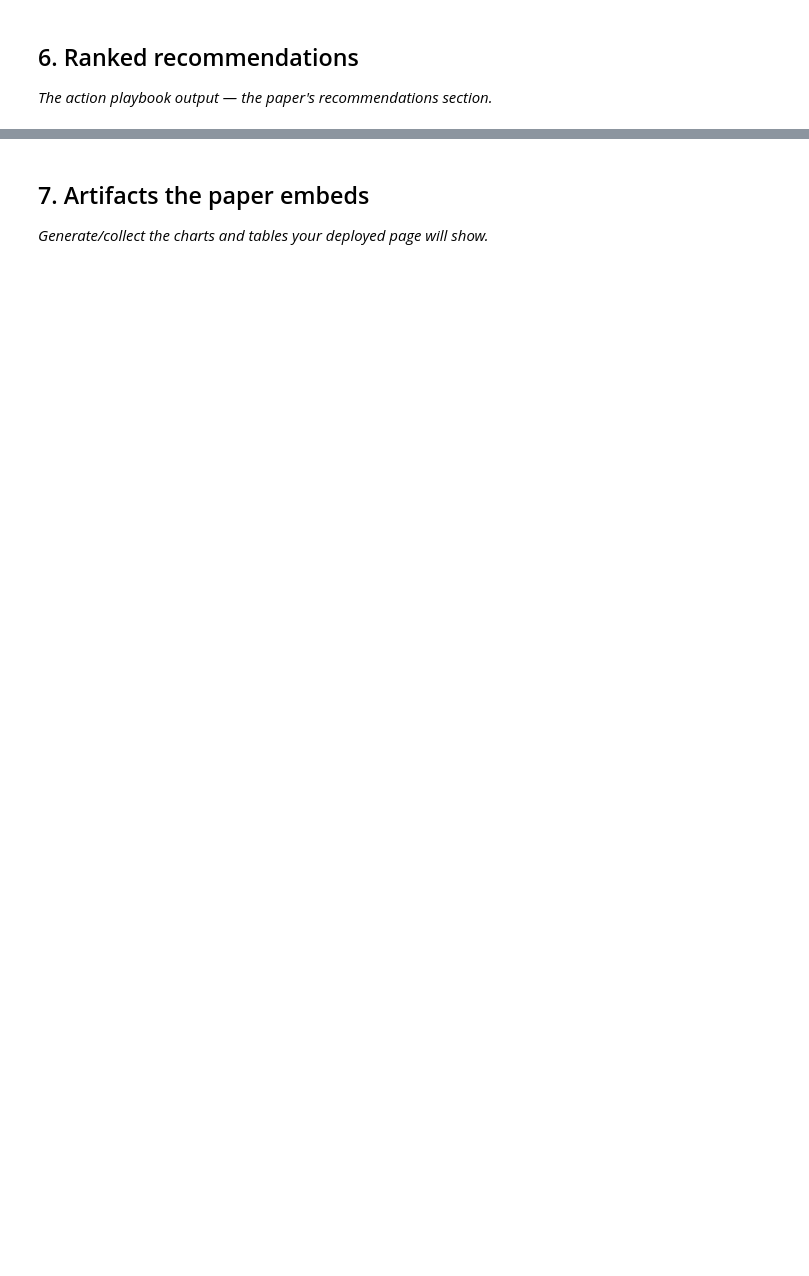
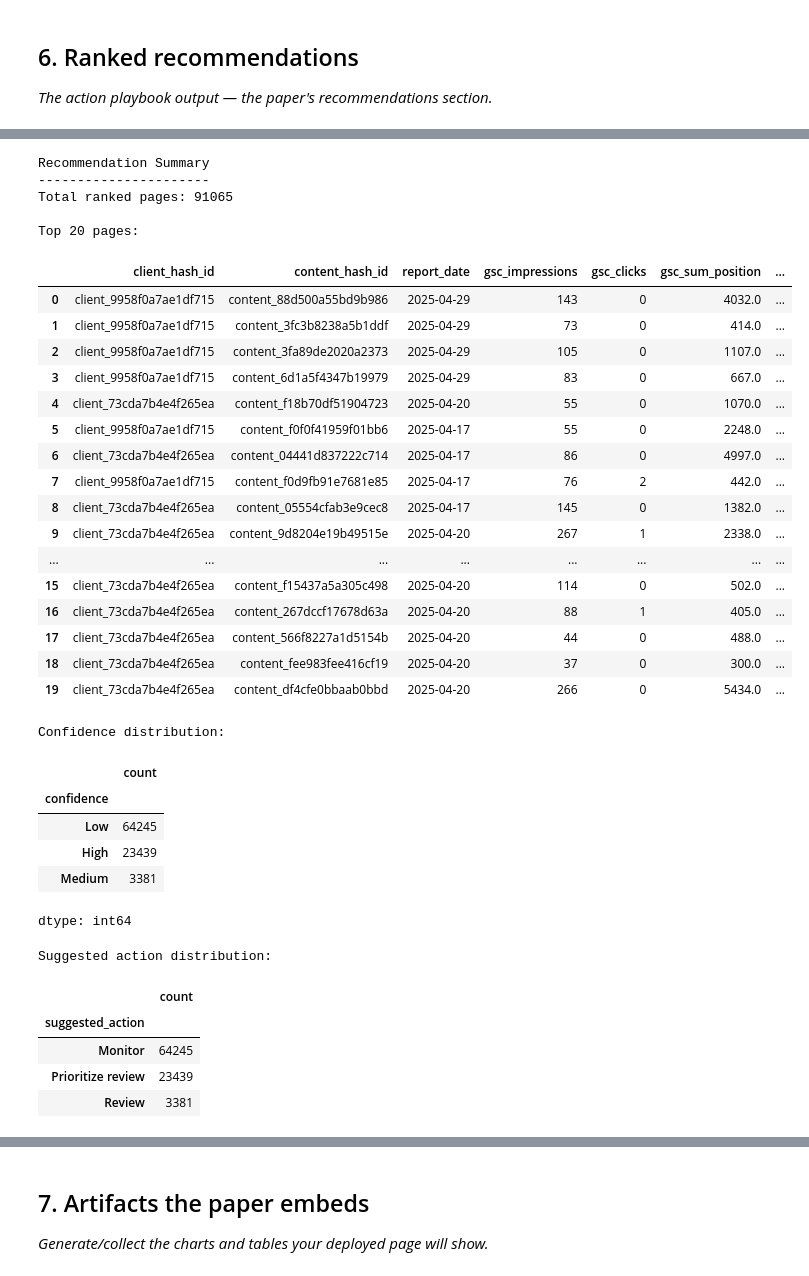
Before and after one commit to jenilrupareliya5150-bit/FlyRankAi-ml-Track, a Jupyter notebook: work/notebooks/capstone.ipynb, the cells around one changed output, grey strips where cells are left out. Cells and saved outputs as stored; diff of their text form; code cells hidden in the pictures; blank space fills up the shorter version.

```diff
--- a/work/notebooks/capstone.ipynb
+++ b/work/notebooks/capstone.ipynb
@@ -12,0 +153,2 @@ This skeleton is yours to fill. Work the sections **in order** — each one has
+# %%
+cols=[real_df.columns.tolist()]
@@ -24,0 +936,22 @@ This skeleton is yours to fill. Work the sections **in order** — each one has
+# %%
+# Precision@K
+
+def precision_at_k(y_true, scores, k):
+    order = np.argsort(scores)[::-1]
+    top_k = order[:k]
+
+    return np.mean(
+        np.asarray(y_true)[top_k]
+    )
+
+
+for k in [20, 50, 100]:
+    score = precision_at_k(
+        y_test.values,
+        rf_prob,
+        k
+    )
+
+    print(
+        f"Precision@{k}: {score:.4f}"
+    )
@@ -32,0 +1329,56 @@ This skeleton is yours to fill. Work the sections **in order** — each one has
+# %%
+# Recommendation summary
+
+print("Recommendation Summary")
+print("----------------------")
+
+print("Total ranked pages:", len(ranked))
+
+print("\nTop 20 pages:")
+display(ranked.head(20))
+
+print("\nConfidence distribution:")
+display(
+    ranked["confidence"].value_counts()
+)
+
+print("\nSuggested action distribution:")
+display(
+    ranked["suggested_action"].value_counts()
+)
+# %% [output]
+Recommendation Summary
+----------------------
+Total ranked pages: 91065
+
+Top 20 pages:
+|  | client_hash_id | content_hash_id | report_date | gsc_impressions | gsc_clicks | gsc_sum_position | ... |
+| 0 | client_9958f0a7ae1df715 | content_88d500a55bd9b986 | 2025-04-29 | 143 | 0 | 4032.0 | ... |
+| 1 | client_9958f0a7ae1df715 | content_3fc3b8238a5b1ddf | 2025-04-29 | 73 | 0 | 414.0 | ... |
+| 2 | client_9958f0a7ae1df715 | content_3fa89de2020a2373 | 2025-04-29 | 105 | 0 | 1107.0 | ... |
+| 3 | client_9958f0a7ae1df715 | content_6d1a5f4347b19979 | 2025-04-29 | 83 | 0 | 667.0 | ... |
+| 4 | client_73cda7b4e4f265ea | content_f18b70df51904723 | 2025-04-20 | 55 | 0 | 1070.0 | ... |
+| 5 | client_9958f0a7ae1df715 | content_f0f0f41959f01bb6 | 2025-04-17 | 55 | 0 | 2248.0 | ... |
+| 6 | client_73cda7b4e4f265ea | content_04441d837222c714 | 2025-04-17 | 86 | 0 | 4997.0 | ... |
+| 7 | client_9958f0a7ae1df715 | content_f0d9fb91e7681e85 | 2025-04-17 | 76 | 2 | 442.0 | ... |
+| 8 | client_73cda7b4e4f265ea | content_05554cfab3e9cec8 | 2025-04-17 | 145 | 0 | 1382.0 | ... |
+| 9 | client_73cda7b4e4f265ea | content_9d8204e19b49515e | 2025-04-20 | 267 | 1 | 2338.0 | ... |
+| ... | ... | ... | ... | ... | ... | ... | ... |
+| 15 | client_73cda7b4e4f265ea | content_f15437a5a305c498 | 2025-04-20 | 114 | 0 | 502.0 | ... |
+| 16 | client_73cda7b4e4f265ea | content_267dccf17678d63a | 2025-04-20 | 88 | 1 | 405.0 | ... |
+| 17 | client_73cda7b4e4f265ea | content_566f8227a1d5154b | 2025-04-20 | 44 | 0 | 488.0 | ... |
+| 18 | client_73cda7b4e4f265ea | content_fee983fee416cf19 | 2025-04-20 | 37 | 0 | 300.0 | ... |
+| 19 | client_73cda7b4e4f265ea | content_df4cfe0bbaab0bbd | 2025-04-20 | 266 | 0 | 5434.0 | ... |
+Confidence distribution:
+|  | count |
+| confidence |  |
+| Low | 64245 |
+| High | 23439 |
+| Medium | 3381 |
+dtype: int64
+Suggested action distribution:
+|  | count |
+| suggested_action |  |
+| Monitor | 64245 |
+| Prioritize review | 23439 |
+| Review | 3381 |
```
Also changed, not shown: parts of 55 cells of this notebook.
